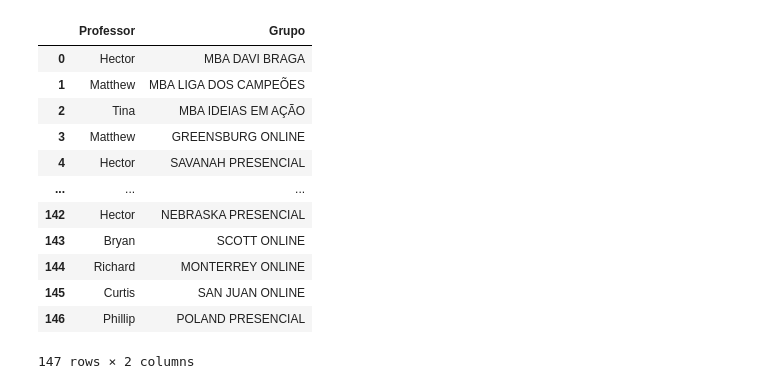
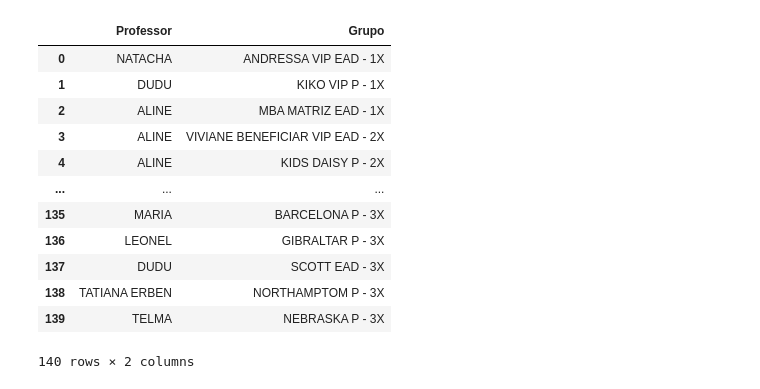
Before and after one commit to AllanTailon/TeacherScheduler, a Jupyter notebook: alocacao/notebook_test.ipynb, the cells around one changed output. Drawn from its saved outputs; the diff is of its cells as text; code cells hidden in the pictures.

```diff
--- a/alocacao/notebook_test.ipynb
+++ b/alocacao/notebook_test.ipynb
@@ -8 +11,6 @@ aulas_raw = pd.read_excel('/home/cayena/Downloads/ROTA TESTE CARLOS E ALLAN.xlsx
+# %%
+professores_raw = pd.read_excel('/home/cayena/Downloads/professores_final.xlsx')
+professores_raw.columns = professores_raw.columns.astype(str)
+
+aulas_raw = pd.read_excel('/home/cayena/Downloads/rotas_finais.xlsx')
 # %%
@@ -39,18 +61,18 @@ info_professors.head()
 # %%
-Ts = TeacherScheduler(df_final, info_professors)
+Ts = TeacherScheduler(df_final, professores_raw)
 base_alocada = Ts.schedule_teachers()
 base_alocada
 # %% [output]
 |  | Professor | Grupo |
-| 0 | Hector | MBA DAVI BRAGA |
-| 1 | Matthew | MBA LIGA DOS CAMPEÕES |
-| 2 | Tina | MBA IDEIAS EM AÇÃO |
-| 3 | Matthew | GREENSBURG ONLINE |
-| 4 | Hector | SAVANAH PRESENCIAL |
+| 0 | NATACHA | ANDRESSA VIP EAD - 1X |
+| 1 | DUDU | KIKO VIP P - 1X |
+| 2 | ALINE | MBA MATRIZ EAD - 1X |
+| 3 | ALINE | VIVIANE BENEFICIAR VIP EAD - 2X |
+| 4 | ALINE | KIDS DAISY P - 2X |
 | ... | ... | ... |
-| 142 | Hector | NEBRASKA PRESENCIAL |
-| 143 | Bryan | SCOTT ONLINE |
-| 144 | Richard | MONTERREY ONLINE |
-| 145 | Curtis | SAN JUAN ONLINE |
-| 146 | Phillip | POLAND PRESENCIAL |
+| 135 | MARIA | BARCELONA P - 3X |
+| 136 | LEONEL | GIBRALTAR P - 3X |
+| 137 | DUDU | SCOTT EAD - 3X |
+| 138 | TATIANA ERBEN | NORTHAMPTOM P - 3X |
+| 139 | TELMA | NEBRASKA P - 3X |
-147 rows × 2 columns
+140 rows × 2 columns
```
Also changed, not shown: parts of 7 cells of this notebook, 2 other files.
